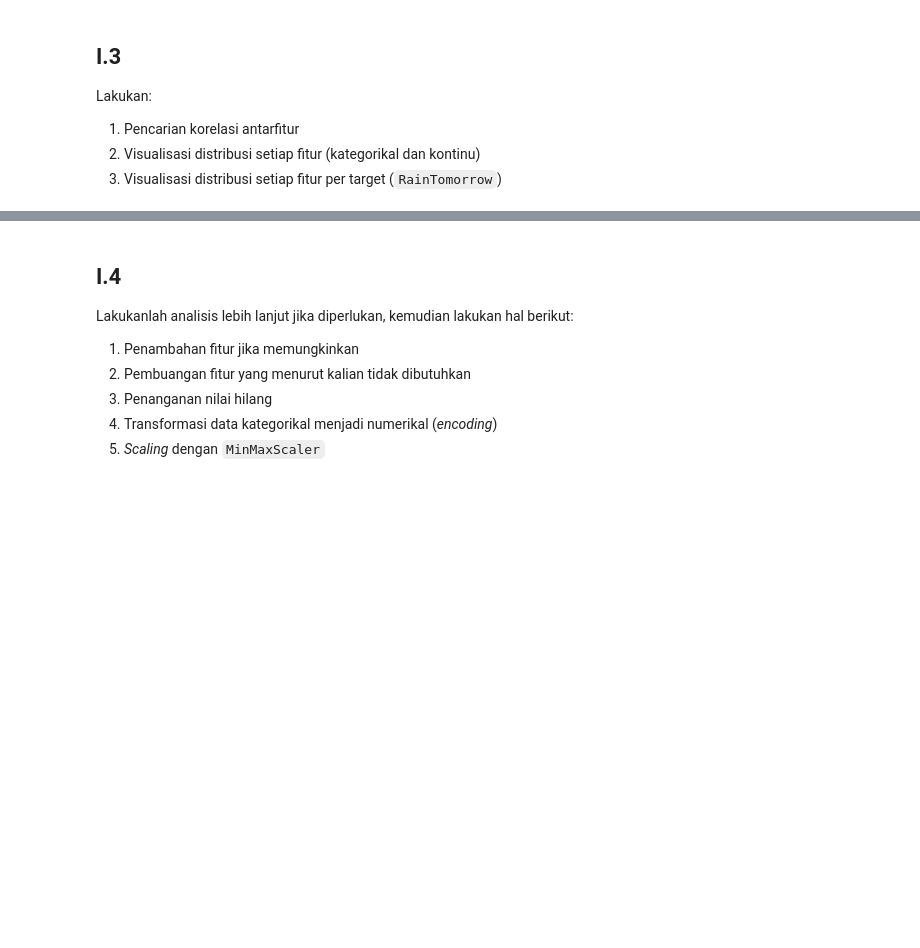
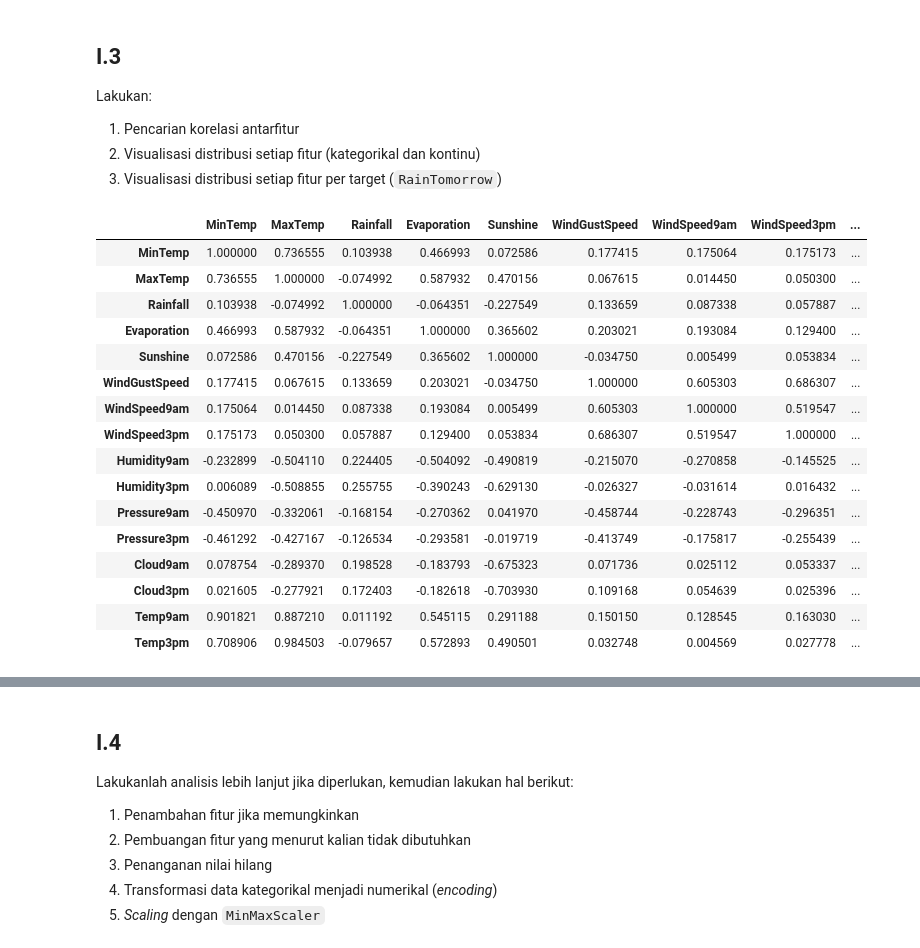
Before and after one commit to IloveNooodles/Praktikum-Machine-Learning-IF3270, a Jupyter notebook: Tugas_Prapraktikum_IF3270.ipynb, the cells around one changed output, grey strips where cells are left out. Drawn from its saved outputs; the diff is of its cells as text; code cells hidden in the pictures; blank space fills up the shorter version.

```diff
--- a/Tugas_Prapraktikum_IF3270.ipynb
+++ b/Tugas_Prapraktikum_IF3270.ipynb
@@ -87,8 +199,26 @@ Lakukan:
 # %%
 # I.3 Kode di sini.
 
 # 1. Pencarian korelasi antar fitur
-print(df.select_dtypes(include=['float64']).corr())
+df.select_dtypes(include=['float64']).corr()
+# %% [output]
+|  | MinTemp | MaxTemp | Rainfall | Evaporation | Sunshine | WindGustSpeed | WindSpeed9am | WindSpeed3pm | ... |
+| MinTemp | 1.000000 | 0.736555 | 0.103938 | 0.466993 | 0.072586 | 0.177415 | 0.175064 | 0.175173 | ... |
+| MaxTemp | 0.736555 | 1.000000 | -0.074992 | 0.587932 | 0.470156 | 0.067615 | 0.014450 | 0.050300 | ... |
+| Rainfall | 0.103938 | -0.074992 | 1.000000 | -0.064351 | -0.227549 | 0.133659 | 0.087338 | 0.057887 | ... |
+| Evaporation | 0.466993 | 0.587932 | -0.064351 | 1.000000 | 0.365602 | 0.203021 | 0.193084 | 0.129400 | ... |
+| Sunshine | 0.072586 | 0.470156 | -0.227549 | 0.365602 | 1.000000 | -0.034750 | 0.005499 | 0.053834 | ... |
+| WindGustSpeed | 0.177415 | 0.067615 | 0.133659 | 0.203021 | -0.034750 | 1.000000 | 0.605303 | 0.686307 | ... |
+| WindSpeed9am | 0.175064 | 0.014450 | 0.087338 | 0.193084 | 0.005499 | 0.605303 | 1.000000 | 0.519547 | ... |
+| WindSpeed3pm | 0.175173 | 0.050300 | 0.057887 | 0.129400 | 0.053834 | 0.686307 | 0.519547 | 1.000000 | ... |
+| Humidity9am | -0.232899 | -0.504110 | 0.224405 | -0.504092 | -0.490819 | -0.215070 | -0.270858 | -0.145525 | ... |
+| Humidity3pm | 0.006089 | -0.508855 | 0.255755 | -0.390243 | -0.629130 | -0.026327 | -0.031614 | 0.016432 | ... |
+| Pressure9am | -0.450970 | -0.332061 | -0.168154 | -0.270362 | 0.041970 | -0.458744 | -0.228743 | -0.296351 | ... |
+| Pressure3pm | -0.461292 | -0.427167 | -0.126534 | -0.293581 | -0.019719 | -0.413749 | -0.175817 | -0.255439 | ... |
+| Cloud9am | 0.078754 | -0.289370 | 0.198528 | -0.183793 | -0.675323 | 0.071736 | 0.025112 | 0.053337 | ... |
+| Cloud3pm | 0.021605 | -0.277921 | 0.172403 | -0.182618 | -0.703930 | 0.109168 | 0.054639 | 0.025396 | ... |
+| Temp9am | 0.901821 | 0.887210 | 0.011192 | 0.545115 | 0.291188 | 0.150150 | 0.128545 | 0.163030 | ... |
+| Temp3pm | 0.708906 | 0.984503 | -0.079657 | 0.572893 | 0.490501 | 0.032748 | 0.004569 | 0.027778 | ... |
 # %%
 # 2. Visualisasi distribusi setiap fitur (kategorikal dan kontinu)
 
```
Also changed, not shown: parts of 20 cells of this notebook.
